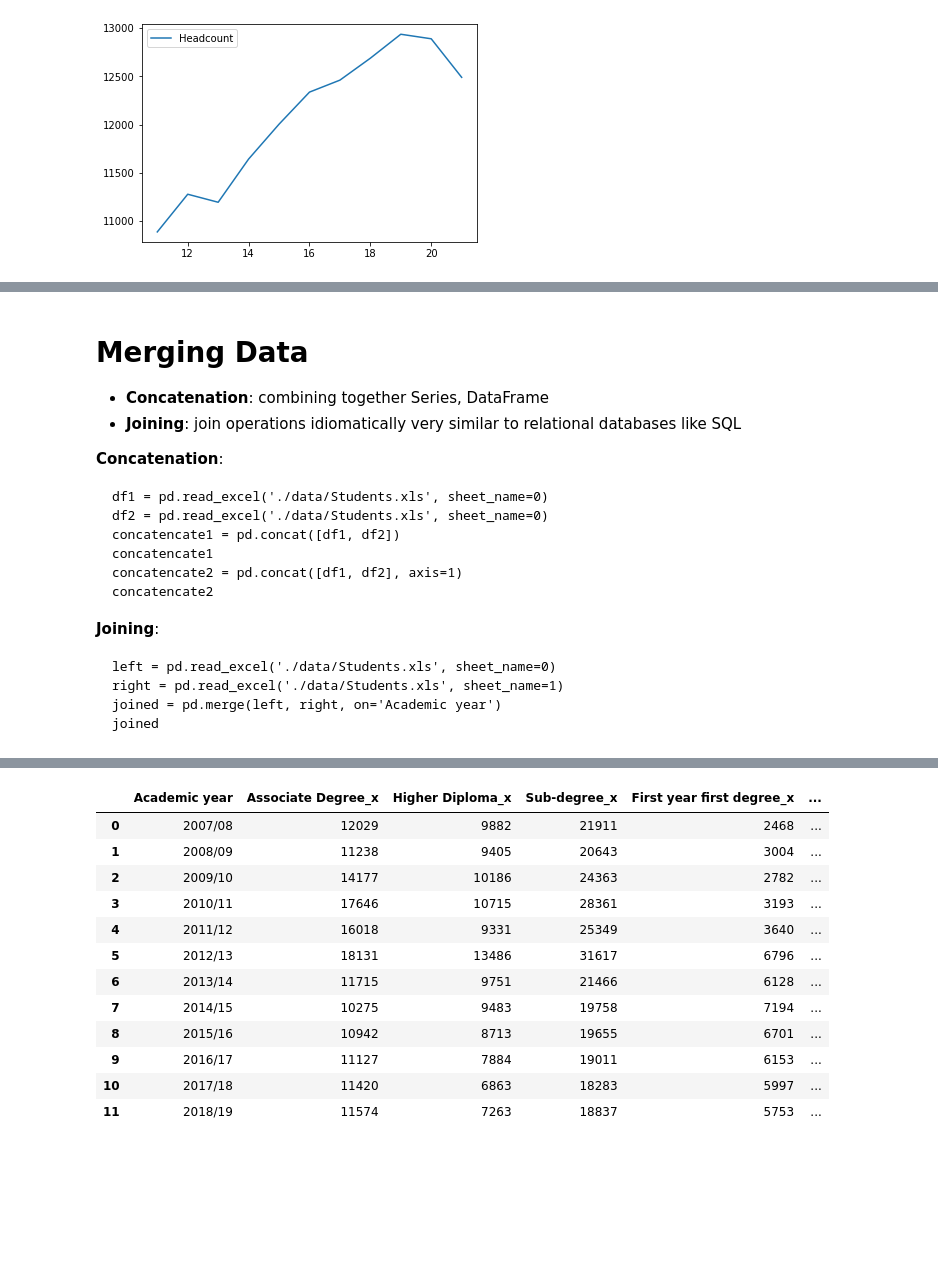
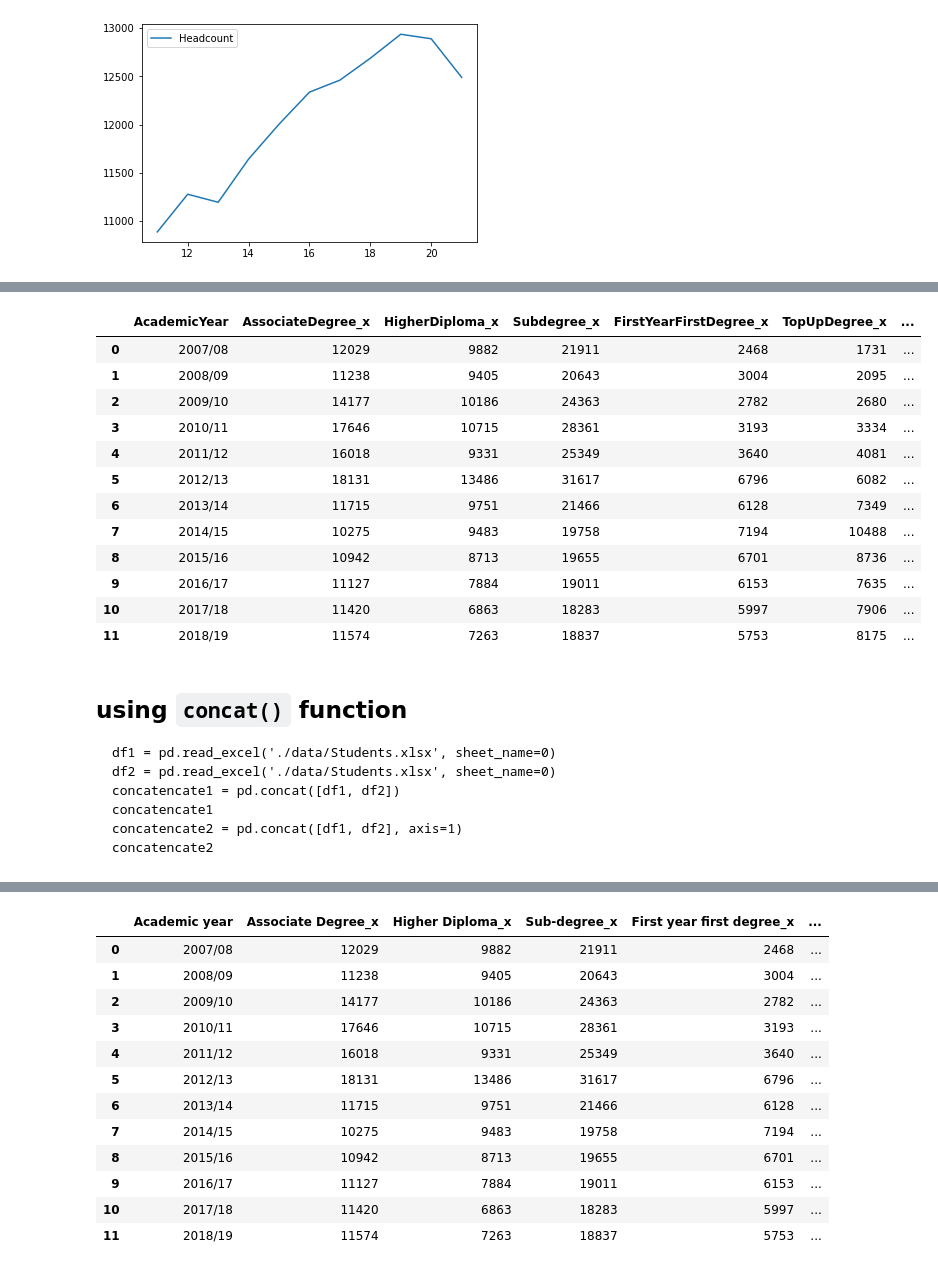
Before and after one commit to ngsanluk/PythonInter, a Jupyter notebook: Jupyter-Notebook/Day1.ipynb, the cells around one changed output, grey strips where cells are left out. Cells and saved outputs as stored; diff of their text form; code cells hidden in the pictures; blank space fills up the shorter version.

````diff
--- a/Jupyter-Notebook/Day1.ipynb
+++ b/Jupyter-Notebook/Day1.ipynb
@@ -1528,0 +1662,3 @@ group_by_sex_year_index_reseted[group_by_sex_year_index_reseted.Sex=="M"].plot()
+# %%
+left = pd.read_excel('./data/Students.xlsx', sheet_name=0)
+right = pd.read_excel('./data/Students.xlsx', sheet_name=1)
@@ -1529,24 +1680,29 @@ group_by_sex_year_index_reseted[group_by_sex_year_index_reseted.Sex=="M"].plot()
+# %%
+joined = pd.merge(left, right, on='AcademicYear')
+joined
+# %% [output]
+|  | AcademicYear | AssociateDegree_x | HigherDiploma_x | Subdegree_x | FirstYearFirstDegree_x | TopUpDegree_x | ... |
+| 0 | 2007/08 | 12029 | 9882 | 21911 | 2468 | 1731 | ... |
+| 1 | 2008/09 | 11238 | 9405 | 20643 | 3004 | 2095 | ... |
+| 2 | 2009/10 | 14177 | 10186 | 24363 | 2782 | 2680 | ... |
+| 3 | 2010/11 | 17646 | 10715 | 28361 | 3193 | 3334 | ... |
+| 4 | 2011/12 | 16018 | 9331 | 25349 | 3640 | 4081 | ... |
+| 5 | 2012/13 | 18131 | 13486 | 31617 | 6796 | 6082 | ... |
+| 6 | 2013/14 | 11715 | 9751 | 21466 | 6128 | 7349 | ... |
+| 7 | 2014/15 | 10275 | 9483 | 19758 | 7194 | 10488 | ... |
+| 8 | 2015/16 | 10942 | 8713 | 19655 | 6701 | 8736 | ... |
+| 9 | 2016/17 | 11127 | 7884 | 19011 | 6153 | 7635 | ... |
+| 10 | 2017/18 | 11420 | 6863 | 18283 | 5997 | 7906 | ... |
+| 11 | 2018/19 | 11574 | 7263 | 18837 | 5753 | 8175 | ... |
 # %% [markdown]
-# Merging Data
-- **Concatenation**: combining together Series, DataFrame
-- **Joining**: join operations idiomatically very similar to relational databases like SQL
+## using `concat()` function
 
-**Concatenation**:
 ```
-df1 = pd.read_excel('./data/Students.xls', sheet_name=0)
-df2 = pd.read_excel('./data/Students.xls', sheet_name=0)
+df1 = pd.read_excel('./data/Students.xlsx', sheet_name=0)
+df2 = pd.read_excel('./data/Students.xlsx', sheet_name=0)
 concatencate1 = pd.concat([df1, df2])
 concatencate1
 concatencate2 = pd.concat([df1, df2], axis=1)
 concatencate2
 ```
-
-
-**Joining**:
-```
-left = pd.read_excel('./data/Students.xls', sheet_name=0)
-right = pd.read_excel('./data/Students.xls', sheet_name=1)
-joined = pd.merge(left, right, on='Academic year')
-joined
-```
 # %%
````
Also changed, not shown: parts of 93 cells of this notebook.
